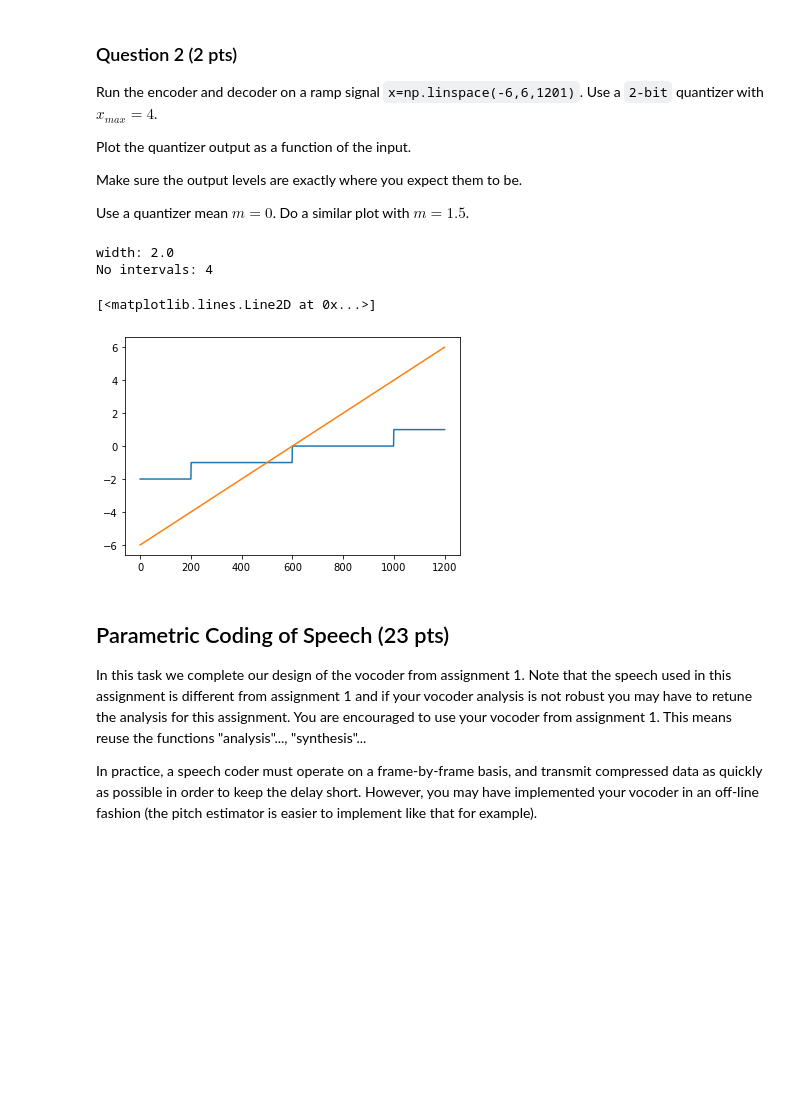
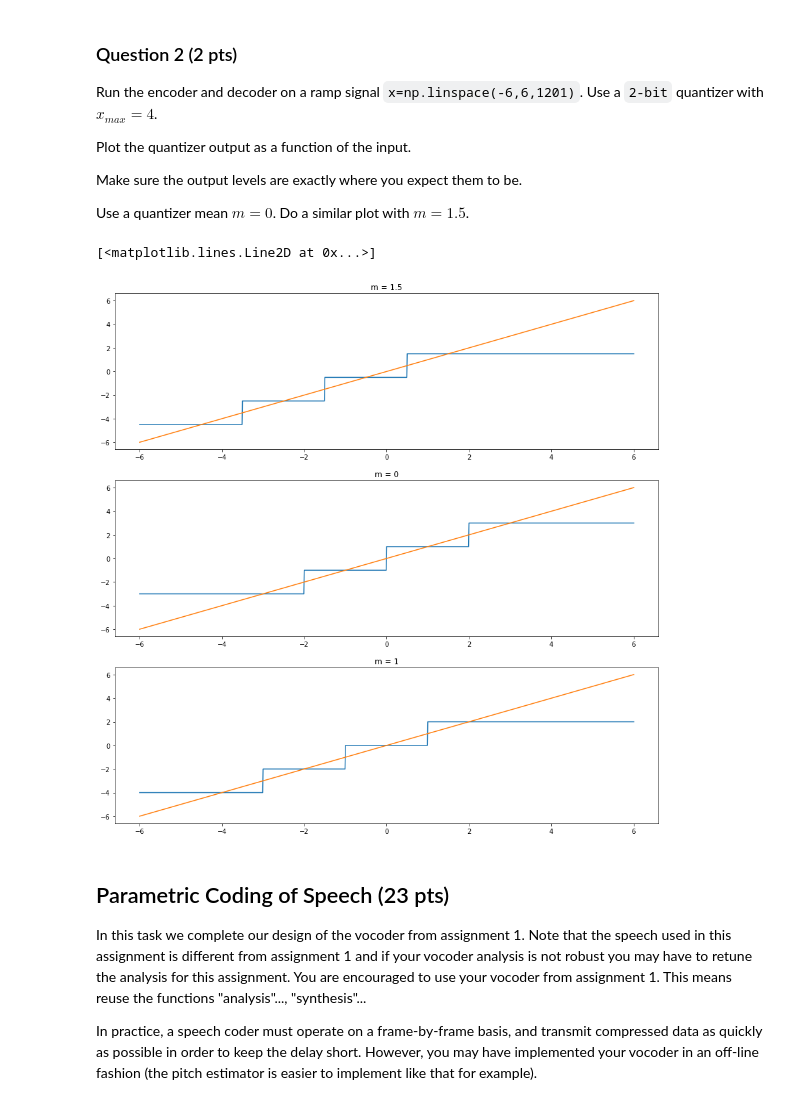
Before and after one commit to bossersimon/EQ2321, a Jupyter notebook: lab2/assignment_2.ipynb, the cells around one changed output. Saved outputs shown, nothing was run; the diff lists cells and outputs as text; code cells hidden in the pictures; blank space fills up the shorter version.

```diff
--- a/lab2/assignment_2.ipynb
+++ b/lab2/assignment_2.ipynb
@@ -54,20 +54,18 @@ def sq_enc(xin, n_bits, xmax, m):
     The function should return the index of the chosen quantization level.
     """
 
-    K = n_bits**2 # number of intervals
-    w = 2*xmax/K        # width of intervals
-    print(f"width: {w}")
-    print(f"No intervals: {K}")
+    L = 2**n_bits # number of intervals
+    dx = 2*xmax/L        # width of intervals
 
-    # Assigns a quantization index for each sample
-    idx = []
-    for x in xin:
-        xhat = w*np.sign(x)*(int(abs(x)/w)+.5)
-        idx.append(int(xhat//K))
+    xhatmax  =(L-1)*dx/2 -m
+    idx = (xin+m)//(dx)*2 + dx/2 -m   # xi
+    idx = np.clip(idx, -xhatmax -m*dx, xhatmax)
+
     return idx
 
 """Setting m = 0 defines a “midrise” quantizer, and m = $\frac{\Delta}{2}$
 gives a "midtread" quantizer (see the course book sec. 7.2)."""
+
 
 
 #Implement also the corresponding decoder function
@@ -119,18 +95,30 @@ Make sure the output levels are exactly where you expect them to be.
 
 Use a quantizer mean $m=0$. Do a similar plot with $m=1.5$.
 # %%
+import matplotlib.pyplot as plt
+
 x=np.linspace(-6,6,1201)
 
-v = sq_enc(x, 2, 4, 0)
-#print(v)
+v = sq_enc(x, 2, 4, 1.5) # xin, nbits, xmax, m
+v2 = sq_enc(x, 2, 4, 0) # xin, nbits, xmax, m
+v3 = sq_enc(x, 2, 4, 1) # xin, nbits, xmax, m
 
-plt.plot(v)
-plt.plot(x)
+
+fig, axs = plt.subplots(3, figsize= (15,15))
+axs[0].set_title("m = 1.5")
+axs[0].plot(x,v)
+axs[0].plot(x,x)
+
+axs[1].set_title("m = 0")
+axs[1].plot(x,v2)
+axs[1].plot(x,x)
+
+axs[2].set_title("m = 1")
+axs[2].plot(x,v3)
+axs[2].plot(x,x)
 # %% [output]
-width: 2.0
-No intervals: 4
+[<matplotlib.lines.Line2D at 0x...>]
-[<matplotlib.lines.Line2D at 0x...>]
-[figure, old version]
+[figure, new version]
 # %% [markdown]
 ## Parametric Coding of Speech (23 pts)
 
```
Also changed, not shown: parts of 2 cells of this notebook.
